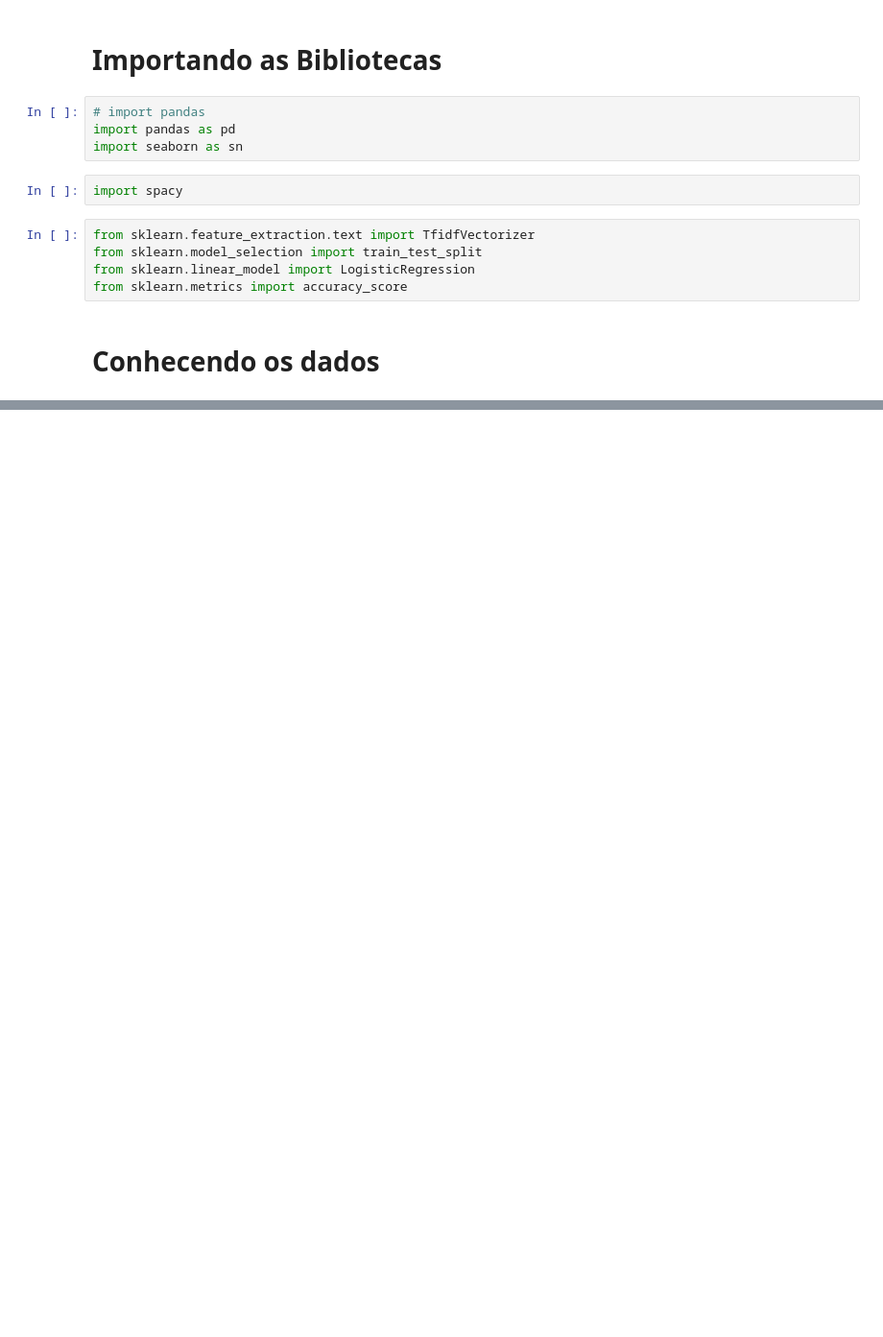
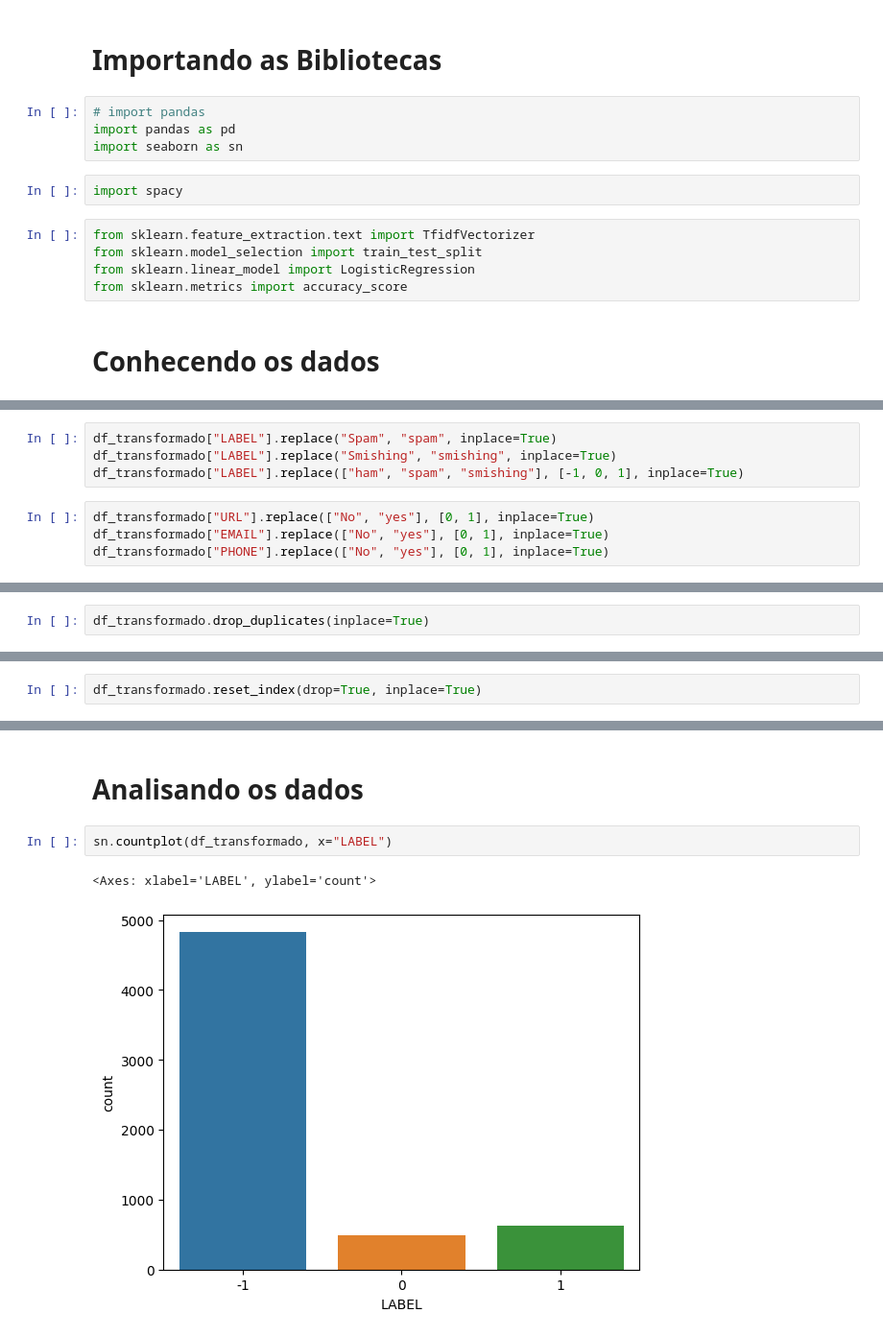
Before and after one commit to DanielShenrique/modelo_de_machine_learning, a Jupyter notebook: app.ipynb, the cells around one changed output, grey strips where cells are left out. Shown at 96% size. Drawn from its saved outputs; the diff is of its cells as text; blank space fills up the shorter version.

```diff
--- a/app.ipynb
+++ b/app.ipynb
@@ -185,0 +149,8 @@ Acurácia do modelo: 0.97
+# %%
+df_transformado["LABEL"].replace("Spam", "spam", inplace=True)
+df_transformado["LABEL"].replace("Smishing", "smishing", inplace=True)
+df_transformado["LABEL"].replace(["ham", "spam", "smishing"], [-1, 0, 1], inplace=True)
+# %%
+df_transformado["URL"].replace(["No", "yes"], [0, 1], inplace=True)
+df_transformado["EMAIL"].replace(["No", "yes"], [0, 1], inplace=True)
+df_transformado["PHONE"].replace(["No", "yes"], [0, 1], inplace=True)
@@ -185,0 +169,2 @@ Acurácia do modelo: 0.97
+# %%
+df_transformado.drop_duplicates(inplace=True)
@@ -185,0 +180,2 @@ Acurácia do modelo: 0.97
+# %%
+df_transformado.reset_index(drop=True, inplace=True)
@@ -185,0 +198,7 @@ Acurácia do modelo: 0.97
+# %% [markdown]
+# Analisando os dados
+# %%
+sn.countplot(df_transformado, x="LABEL")
+# %% [output]
+<Axes: xlabel='LABEL', ylabel='count'>
+[figure, added]
```
Also changed, not shown: parts of 60 cells of this notebook, 2 other files.
